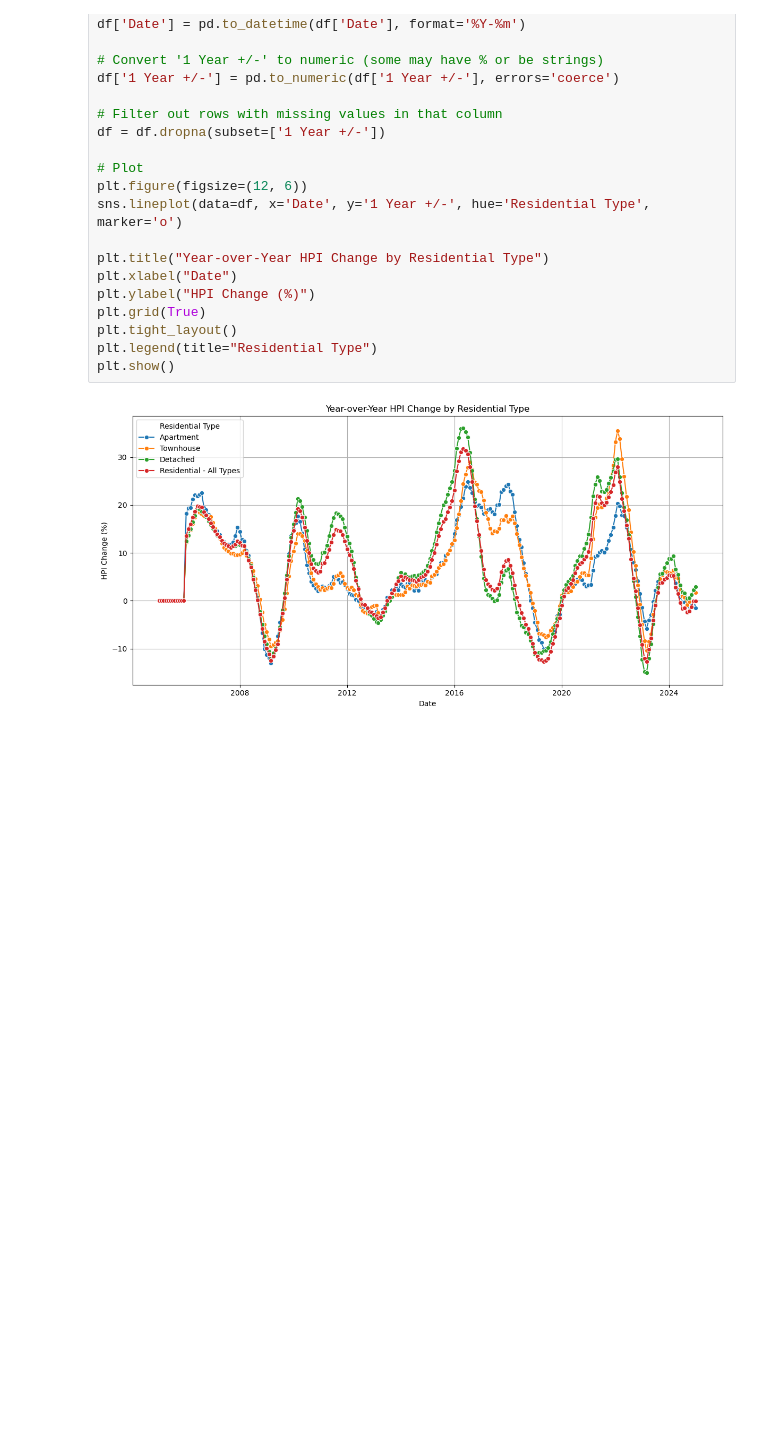
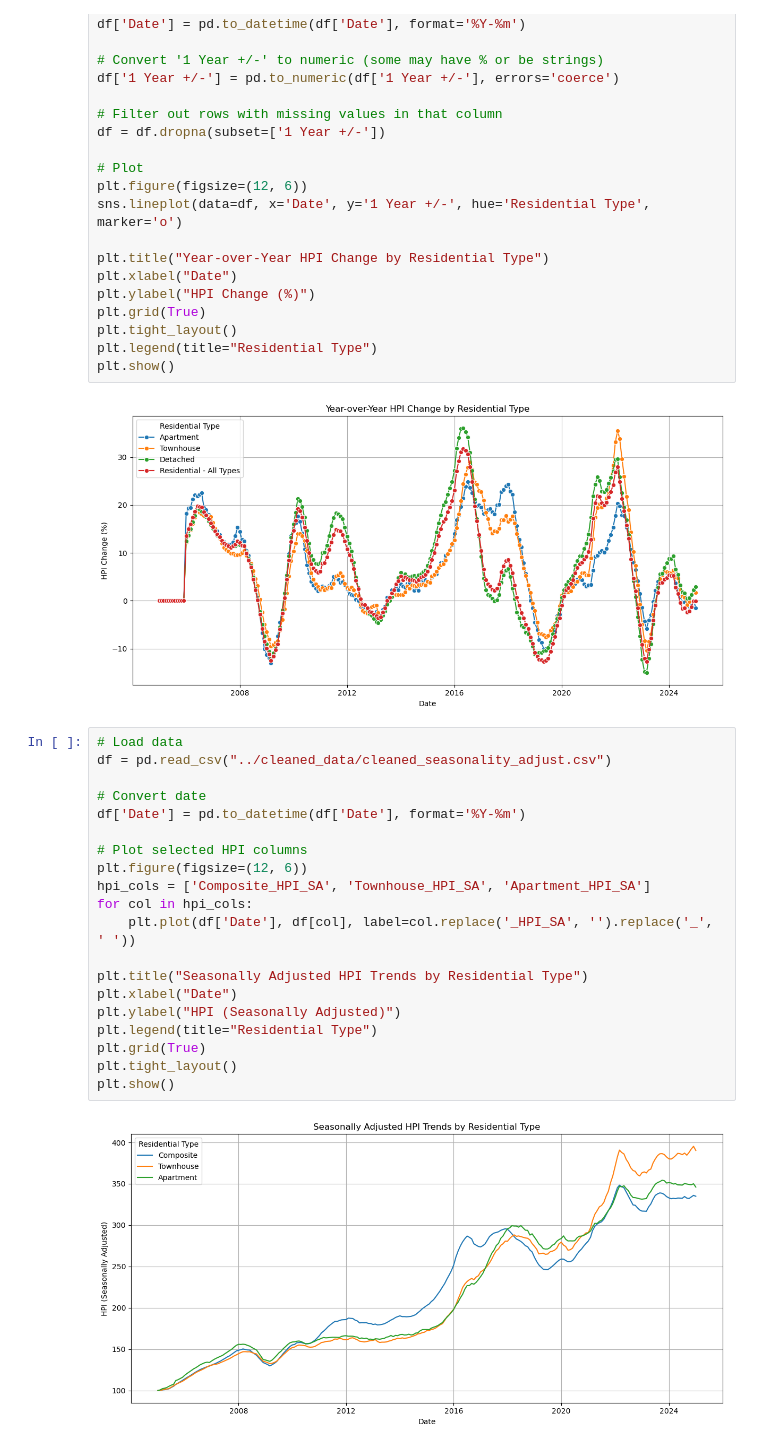
Before and after one commit to Ericzhouhy/CMPT_733_Final_Project, a Jupyter notebook: larry/cleand_data_visulization.ipynb, the cells around one changed output. Cells and saved outputs as stored; diff of their text form; blank space fills up the shorter version.

Commit message:
Add line chart of seasonally adjusted HPI trends by residential type

```diff
--- a/larry/cleand_data_visulization.ipynb
+++ b/larry/cleand_data_visulization.ipynb
@@ -100,3 +100,25 @@ plt.legend(title="Residential Type")
 plt.show()
 # %% [output]
 [figure]
+# %%
+# Load data
+df = pd.read_csv("../cleaned_data/cleaned_seasonality_adjust.csv")
+
+# Convert date
+df['Date'] = pd.to_datetime(df['Date'], format='%Y-%m')
+
+# Plot selected HPI columns
+plt.figure(figsize=(12, 6))
+hpi_cols = ['Composite_HPI_SA', 'Townhouse_HPI_SA', 'Apartment_HPI_SA']
+for col in hpi_cols:
+    plt.plot(df['Date'], df[col], label=col.replace('_HPI_SA', '').replace('_', ' '))
+
+plt.title("Seasonally Adjusted HPI Trends by Residential Type")
+plt.xlabel("Date")
+plt.ylabel("HPI (Seasonally Adjusted)")
+plt.legend(title="Residential Type")
+plt.grid(True)
+plt.tight_layout()
+plt.show()
+# %% [output]
+[figure, added]
```
